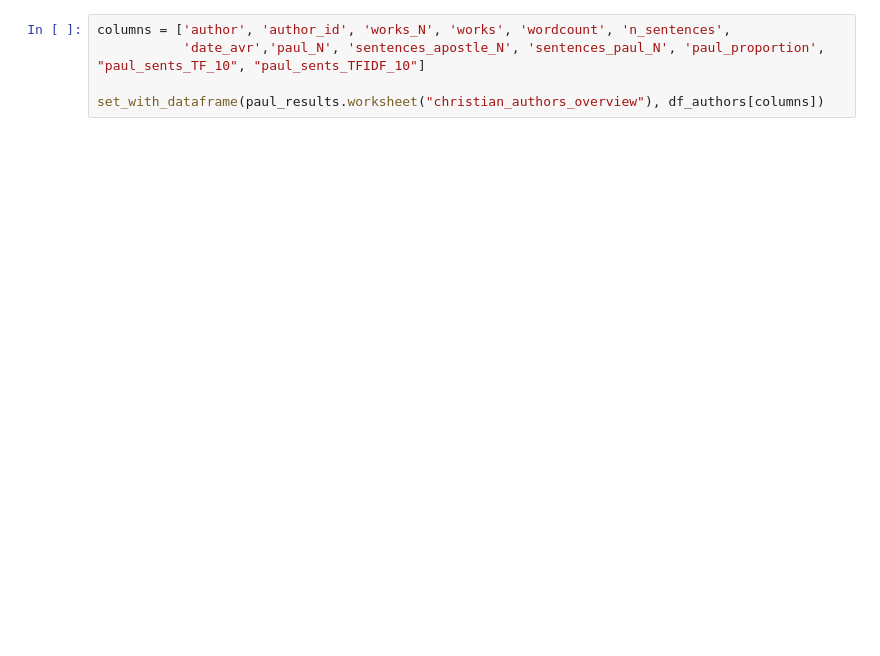
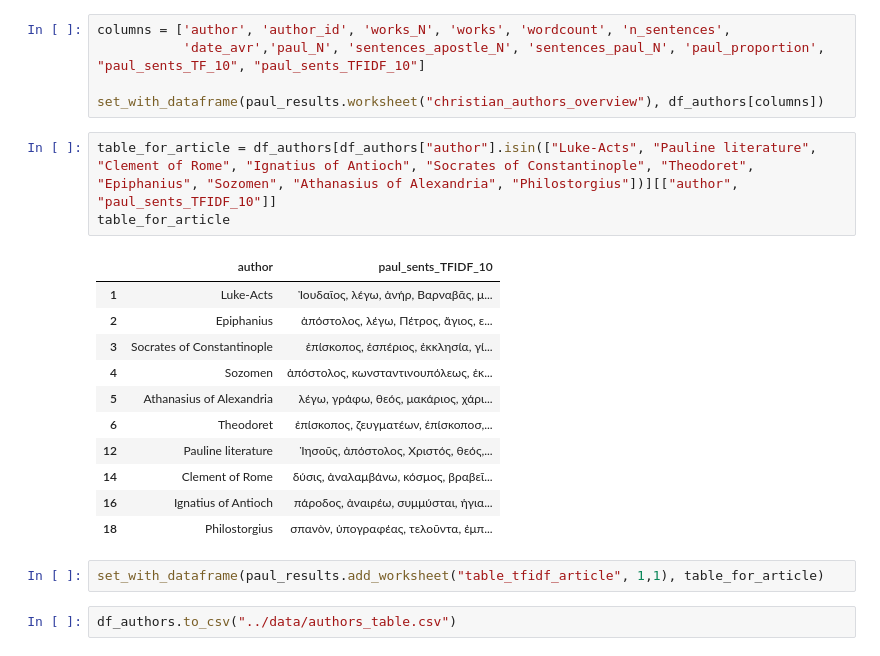
Before and after one commit to kasev/paul, a Jupyter notebook: scripts/2_sentences_explorations.ipynb, the cells around one changed output. Drawn from its saved outputs; the diff is of its cells as text; blank space fills up the shorter version.

Commit message:
tables added

```diff
--- a/scripts/2_sentences_explorations.ipynb
+++ b/scripts/2_sentences_explorations.ipynb
@@ -226,3 +226,22 @@ columns = ['author', 'author_id', 'works_N', 'works', 'wordcount', 'n_sentences'
            'date_avr','paul_N', 'sentences_apostle_N', 'sentences_paul_N', 'paul_proportion', "paul_sents_TF_10", "paul_sents_TFIDF_10"]
 
 set_with_dataframe(paul_results.worksheet("christian_authors_overview"), df_authors[columns])
+# %%
+table_for_article = df_authors[df_authors["author"].isin(["Luke-Acts", "Pauline literature", "Clement of Rome", "Ignatius of Antioch", "Socrates of Constantinople", "Theodoret", "Epiphanius", "Sozomen", "Athanasius of Alexandria", "Philostorgius"])][["author", "paul_sents_TFIDF_10"]]
+table_for_article
+# %% [output]
+|  | author | paul_sents_TFIDF_10 |
+| 1 | Luke-Acts | Ἰουδαῖος, λέγω, ἀνήρ, Βαρναβᾶς, μ... |
+| 2 | Epiphanius | ἀπόστολος, λέγω, Πέτρος, ἅγιος, ε... |
+| 3 | Socrates of Constantinople | ἐπίσκοπος, ἑσπέριος, ἐκκλησία, γί... |
+| 4 | Sozomen | ἀπόστολος, κωνσταντινουπόλεως, ἐκ... |
+| 5 | Athanasius of Alexandria | λέγω, γράφω, θεός, μακάριος, χάρι... |
+| 6 | Theodoret | ἐπίσκοπος, ζευγματέων, ἐπίσκοποσ,... |
+| 12 | Pauline literature | Ἰησοῦς, ἀπόστολος, Χριστός, θεός,... |
+| 14 | Clement of Rome | δύσις, ἀναλαμβάνω, κόσμος, βραβεῖ... |
+| 16 | Ignatius of Antioch | πάροδος, ἀναιρέω, συμμύσται, ἡγια... |
+| 18 | Philostorgius | σπανὸν, ὑπογραφέας, τελοῦντα, ἐμπ... |
+# %%
+set_with_dataframe(paul_results.add_worksheet("table_tfidf_article", 1,1), table_for_article)
+# %%
+df_authors.to_csv("../data/authors_table.csv")
```
Also changed, not shown: 6 other files.
